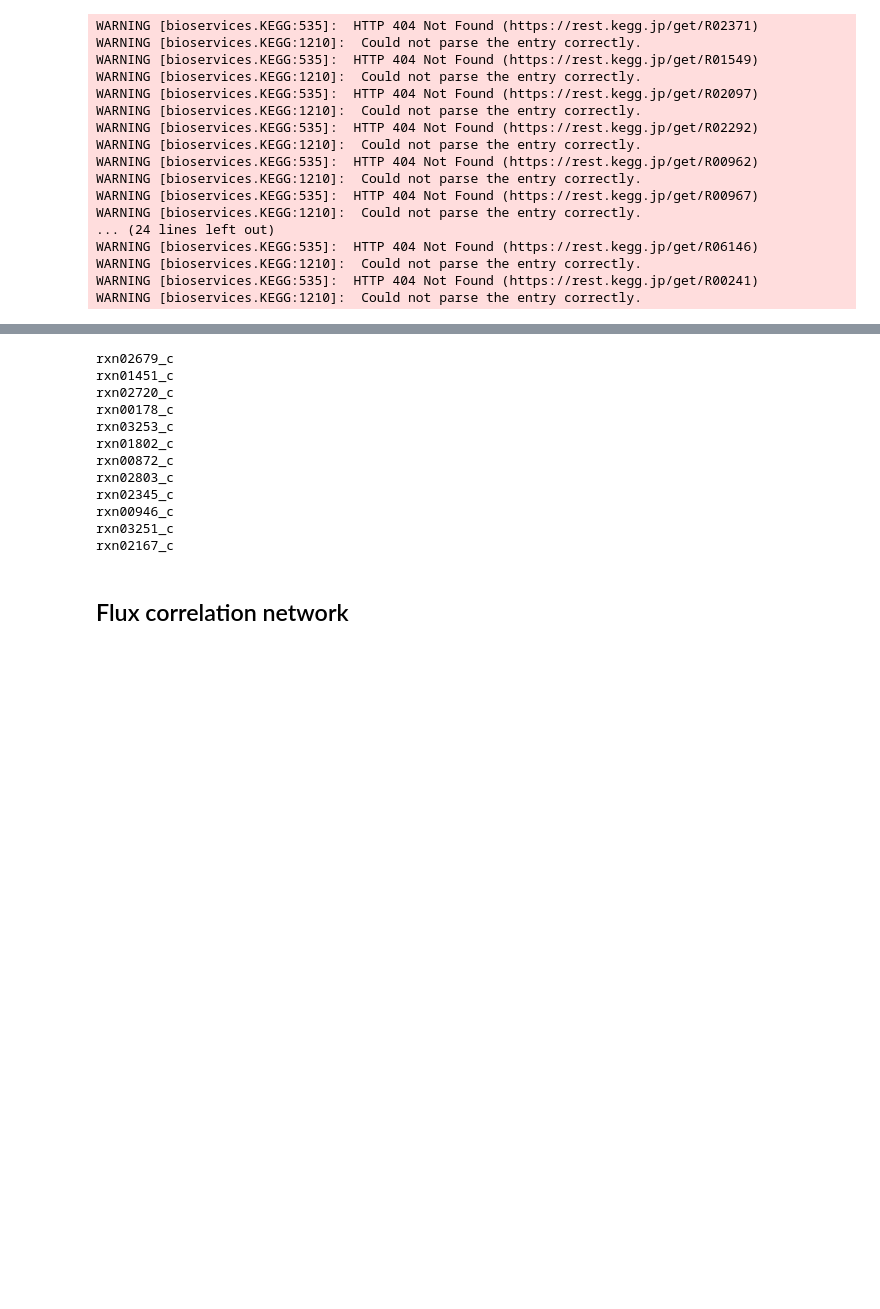
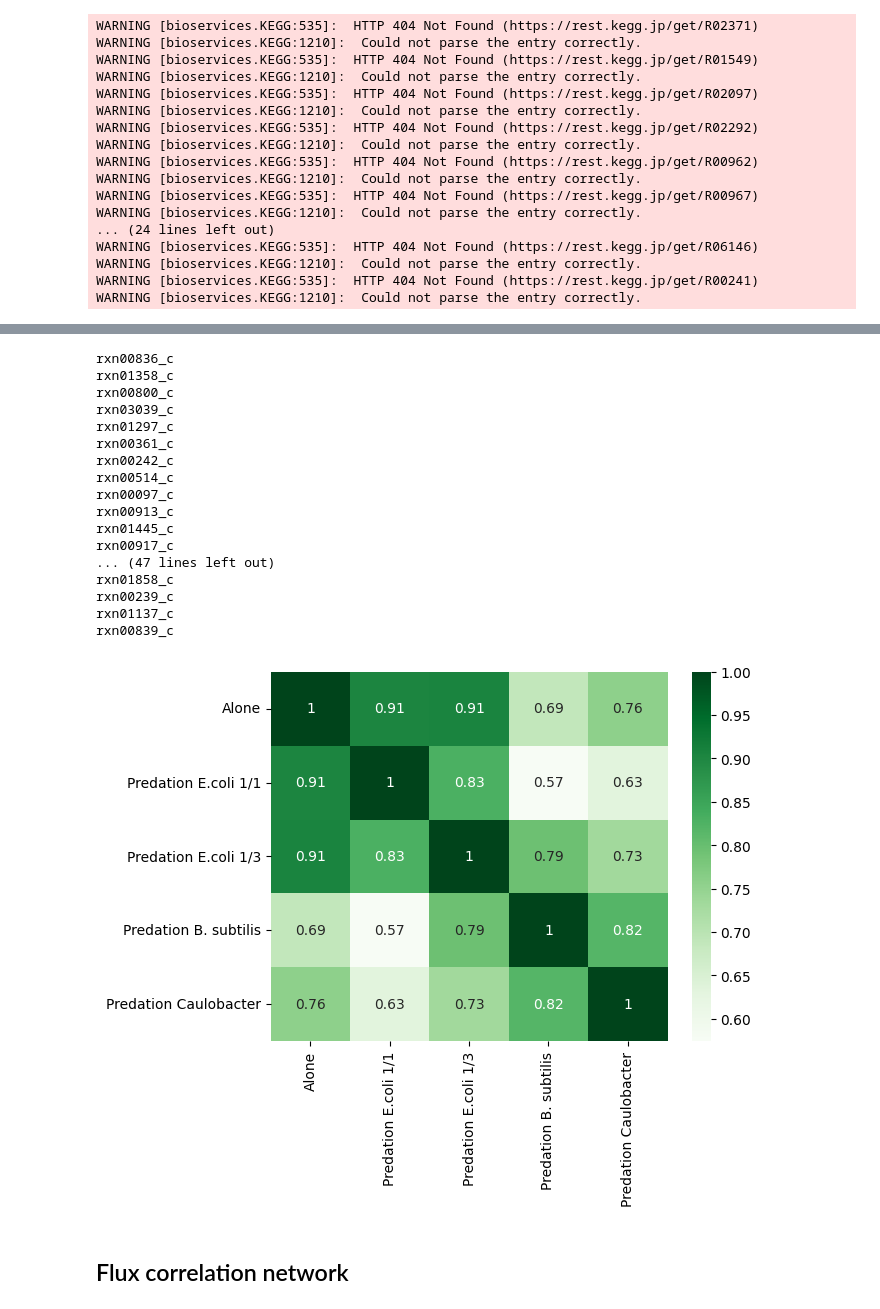
Before and after one commit to BondonMickael/M_xanthus-E_coli-Predation, a Jupyter notebook: fba_comparer-main/FBA_comparer_test.ipynb, the cells around one changed output, grey strips where cells are left out. Drawn from its saved outputs; the diff is of its cells as text; code cells hidden in the pictures; blank space fills up the shorter version.

```diff
--- a/fba_comparer-main/FBA_comparer_test.ipynb
+++ b/fba_comparer-main/FBA_comparer_test.ipynb
@@ -258,19 +286,30 @@ Tyrosine metabolism              -> 0.03 (contains 3 reactions)
 # %%
 for i in M_xanthus.reactions._dict:
-    if M_xanthus.reactions.get_by_id(i).subsystem == "Fatty acid degradation":
+    if M_xanthus.reactions.get_by_id(i).subsystem == "Purine metabolism":
         print(i)
 # %% [output]
-rxn02679_c
-rxn01451_c
-rxn02720_c
-rxn00178_c
-rxn03253_c
-rxn01802_c
-rxn00872_c
-rxn02803_c
-rxn02345_c
-rxn00946_c
-rxn03251_c
-rxn02167_c
+rxn00836_c
+rxn01358_c
+rxn00800_c
+rxn03039_c
+rxn01297_c
+rxn00361_c
+rxn00242_c
+rxn00514_c
+rxn00097_c
+rxn00913_c
+rxn01445_c
+rxn00917_c
+... (47 lines left out)
+rxn01858_c
+rxn00239_c
+rxn01137_c
+rxn00839_c
+# %%
+fig_r = cmp.correlation_matrix(
+    mxanthus_normalized_div_by_max_changing, conditions, color="Greens"
+)
+# %% [output]
+[figure, added]
 # %% [markdown]
 ## Flux correlation network
```
Also changed, not shown: parts of 20 cells of this notebook, 2 other files.
